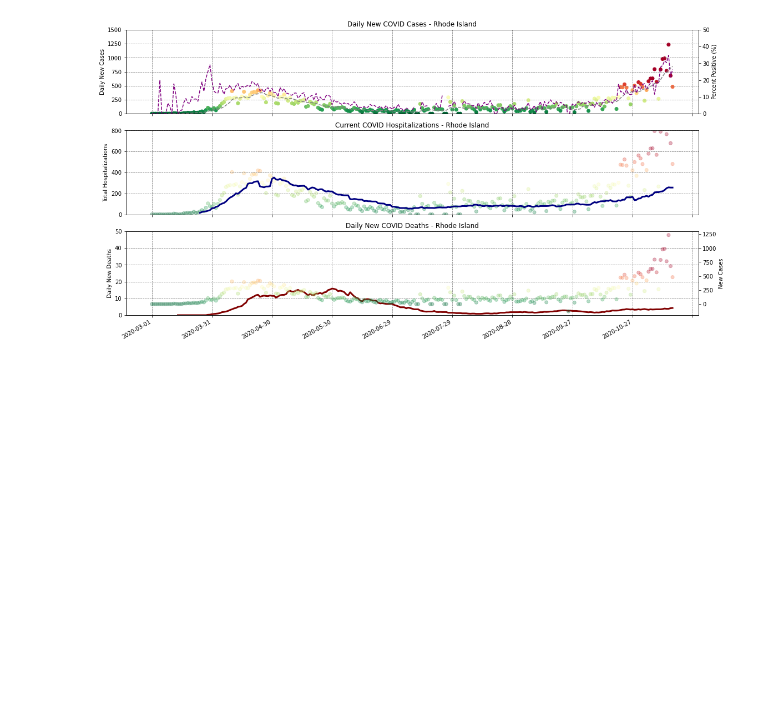
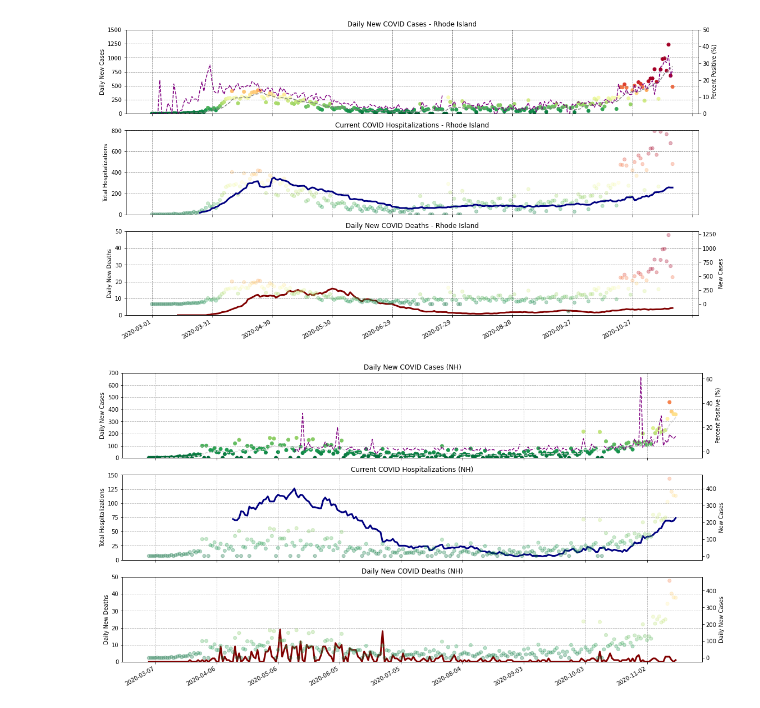
Before and after one commit to JoeZamp98/coronavirus-dashboards, a Jupyter notebook: Coronavirus - Dashboards.ipynb, the cells around one changed output. Saved outputs shown, nothing was run; the diff lists cells and outputs as text; code cells hidden in the pictures; blank space fills up the shorter version.

Commit message:
Added dashboard for New Hampshire.

```diff
--- a/Coronavirus - Dashboards.ipynb
+++ b/Coronavirus - Dashboards.ipynb
@@ -139,6 +139,7 @@ dailyNewDeathsNH = nhFrame['deathIncrease']
 
 nhFrame['pctIndividualsPositive'] = newCasesNH / newIndividualsTestedNH
 pctIndividualsPositiveNH = newCasesNH / newIndividualsTestedNH
+pctIndividualsPositiveNH = (pctIndividualsPositiveNH * 100)
 
 nhFrame['longMovingAvg'] = nhFrame.positiveIncrease.rolling(7, min_periods=7).mean()
 nhFrame['hospitalizedMovingAvg'] = nhFrame.hospitalizedCurrently.rolling(7, min_periods=7).mean()
@@ -323,3 +324,50 @@ fig.autofmt_xdate()
 fig.set_size_inches(18.5, 10.5)
 # %% [output]
 [figure]
+# %%
+#GENERATE THE DASHBOARD - NEW HAMPSHIRE
+
+fig, (ax1, ax2, ax3) = plt.subplots(3, sharex=True)
+
+ax4 = ax1.twinx()
+ax5 = ax2.twinx()
+ax6 = ax3.twinx()
+
+cmap=mpl.cm.RdYlGn_r
+norm=mpl.colors.Normalize(vmin=0, vmax=600)
+
+ax1.scatter(dateNH, newCasesNH, c=newCasesNH, cmap=cmap, norm=norm)
+ax1.plot(dateNH, longMovingAvgNH,  linestyle='--', color='lightgrey')
+ax4.plot(dateNH, pctIndividualsPositiveNH, linestyle='--', color='purple')
+
+ax2.plot(dateNH, currentHospitalizationsNH, linestyle='-', color='navy', linewidth=3)
+ax5.scatter(dateNH, newCasesNH, c=newCasesNH, cmap=cmap, norm=norm, alpha=0.3)
+
+ax3. plot(dateNH, dailyNewDeathsNH, linestyle='-', color='maroon', linewidth=3)
+ax6.scatter(dateNH, newCasesNH, c=newCasesNH, cmap=cmap, norm=norm, alpha=0.3)
+
+ax1.set_ylim(0,700)
+ax2.set_ylim(0,150)
+ax3.set_ylim(0,50)
+
+ax1.grid(True, linestyle='--')
+ax2.grid(True, linestyle='--')
+ax3.grid(True, linestyle='--')
+
+ax1.set_title("Daily New COVID Cases (NH)")
+ax2.set_title("Current COVID Hospitalizations (NH)")
+ax3.set_title("Daily New COVID Deaths (NH)")
+
+ax1.set_ylabel("Daily New Cases")
+ax4.set_ylabel("Percent Positive (%)")
+ax2.set_ylabel("Total Hospitalizations")
+ax3.set_ylabel("Daily New Deaths")
+ax5.set_ylabel("New Cases")
+ax6.set_ylabel("Daily New Cases")
+
+plt.gca().xaxis.set_major_locator(mpl.dates.DayLocator(interval=30))
+fig.autofmt_xdate()
+
+fig.set_size_inches(18.5, 10.5)
+# %% [output]
+[figure, added]
```
